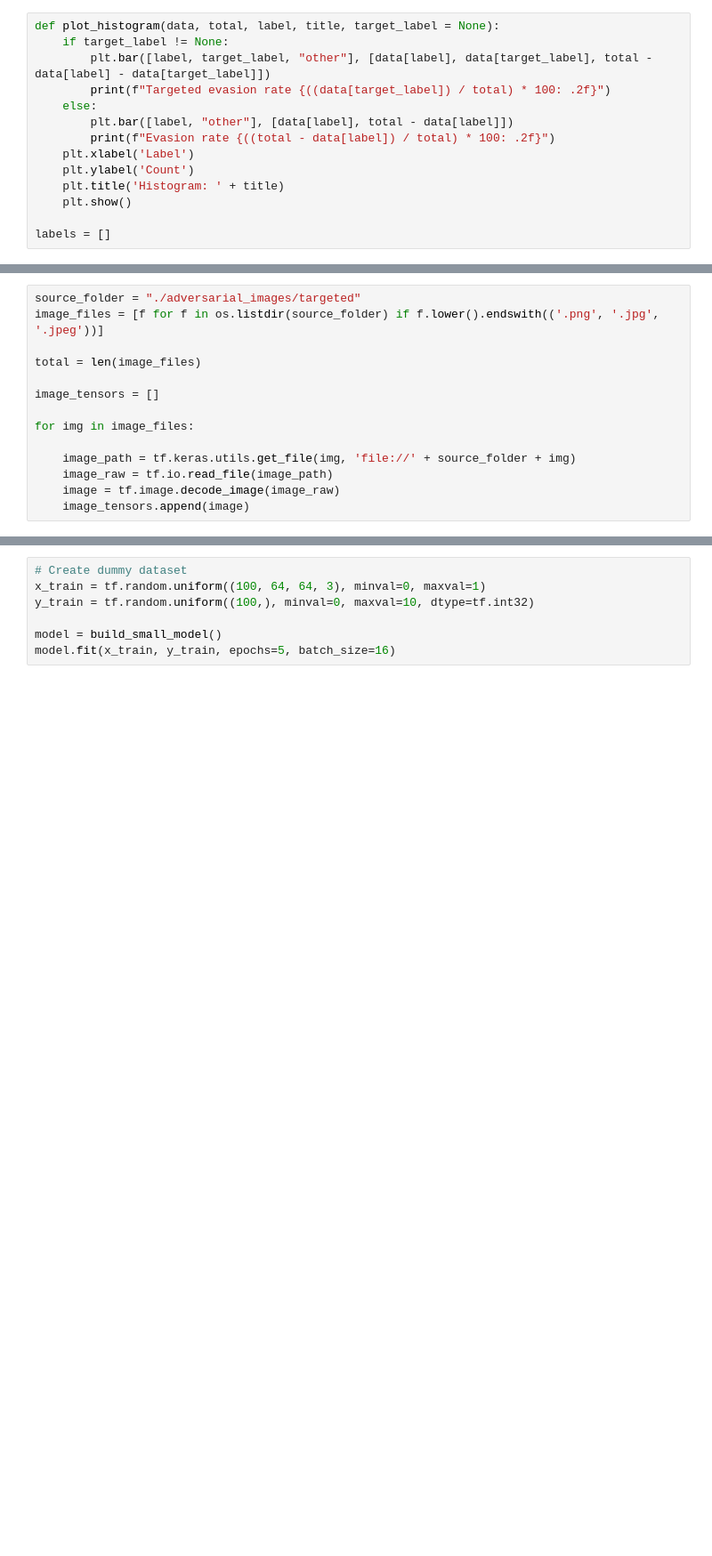
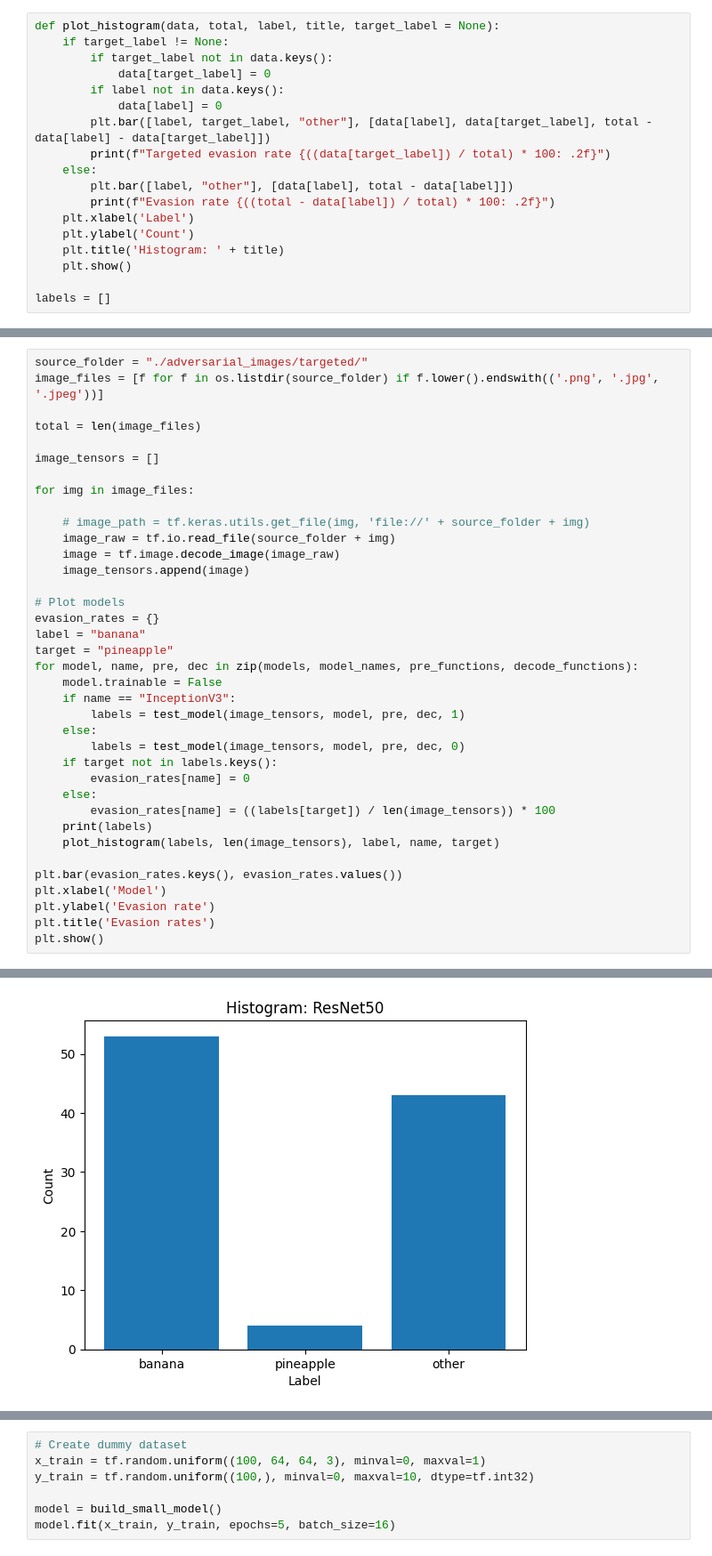
Before and after one commit to paulschweitzer/Adversarial-attacks-with-Transfer-Learning, a Jupyter notebook: src/evaluate.ipynb, the cells around one changed output, grey strips where cells are left out. Shown at 89% size. Saved outputs shown, nothing was run; the diff lists cells and outputs as text; blank space fills up the shorter version.

```diff
--- a/src/evaluate.ipynb
+++ b/src/evaluate.ipynb
@@ -31,6 +23,10 @@ decode_functions = (res_decode, vgg_decode, inc_decode, mn_decode)
 # %%
 def plot_histogram(data, total, label, title, target_label = None):
     if target_label != None:
+        if target_label not in data.keys():
+            data[target_label] = 0
+        if label not in data.keys():
+            data[label] = 0
         plt.bar([label, target_label, "other"], [data[label], data[target_label], total - data[label] - data[target_label]])
         print(f"Targeted evasion rate {((data[target_label]) / total) * 100: .2f}")
     else:
@@ -167,5 +152,5 @@ Evasion rate  18.00
 # %%
-source_folder = "./adversarial_images/targeted"
+source_folder = "./adversarial_images/targeted/"
 image_files = [f for f in os.listdir(source_folder) if f.lower().endswith(('.png', '.jpg', '.jpeg'))]
 
 total = len(image_files)
@@ -174,7 +159,31 @@ image_tensors = []
 
 for img in image_files:
 
-    image_path = tf.keras.utils.get_file(img, 'file://' + source_folder + img)
-    image_raw = tf.io.read_file(image_path)
+    # image_path = tf.keras.utils.get_file(img, 'file://' + source_folder + img)
+    image_raw = tf.io.read_file(source_folder + img)
     image = tf.image.decode_image(image_raw)
     image_tensors.append(image)
+
+# Plot models
+evasion_rates = {}
+label = "banana"
+target = "pineapple"
+for model, name, pre, dec in zip(models, model_names, pre_functions, decode_functions):
+    model.trainable = False
+    if name == "InceptionV3":
+        labels = test_model(image_tensors, model, pre, dec, 1)
+    else:
+        labels = test_model(image_tensors, model, pre, dec, 0)
+    if target not in labels.keys():
+        evasion_rates[name] = 0
+    else:
+        evasion_rates[name] = ((labels[target]) / len(image_tensors)) * 100
+    print(labels)
+    plot_histogram(labels, len(image_tensors), label, name, target)
+
+plt.bar(evasion_rates.keys(), evasion_rates.values())
+plt.xlabel('Model')
+plt.ylabel('Evasion rate')
+plt.title('Evasion rates')
+plt.show()
+# %% [output]
@@ -180,0 +193 @@ for img in image_files:
+[figure, added]
```
Also changed, not shown: parts of 11 cells of this notebook, 1 other file.
